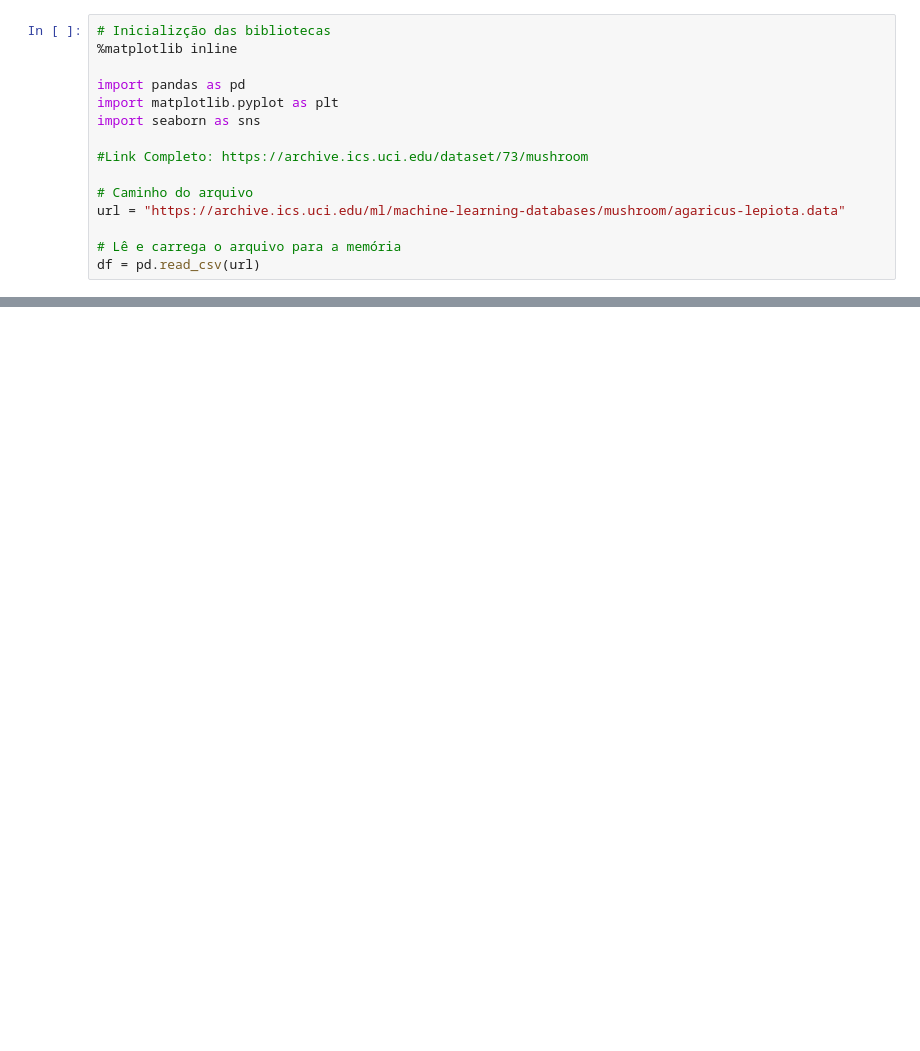
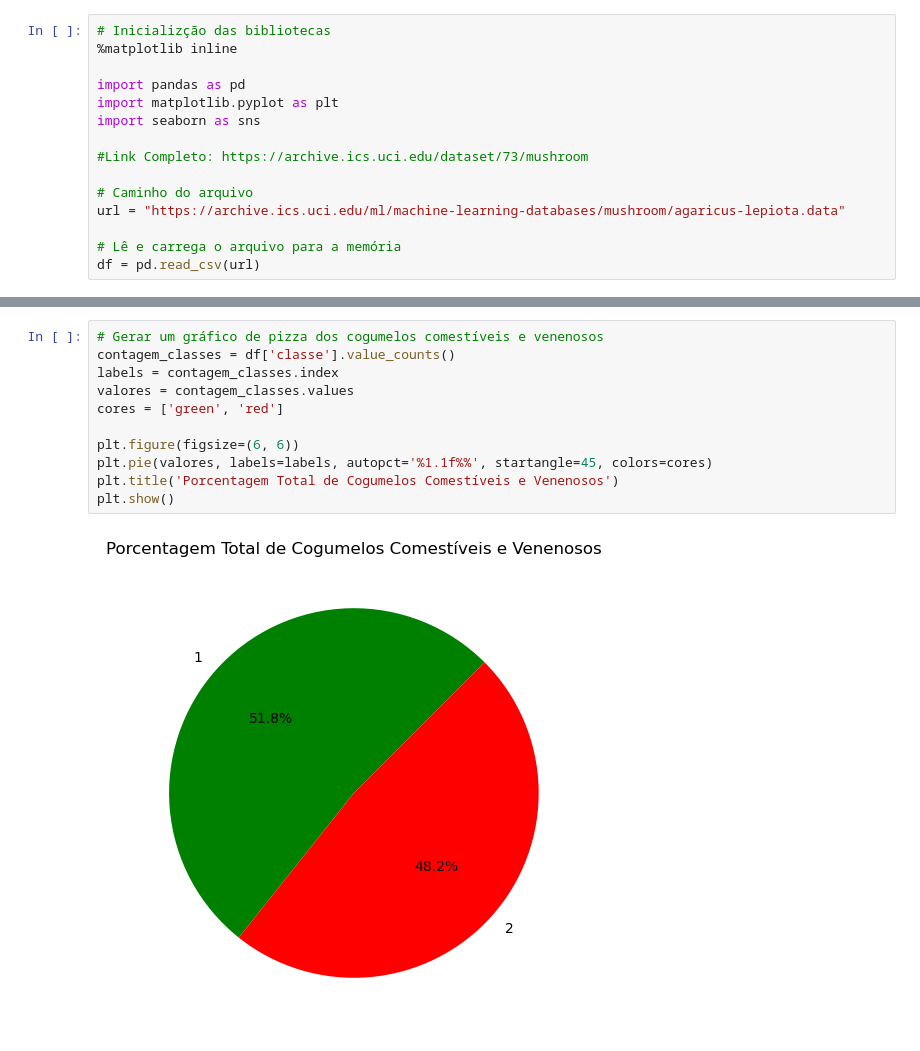
Before and after one commit to jonathan953/mushroom-detection, a Jupyter notebook: notebooks/EDA.ipynb, the cells around one changed output, grey strips where cells are left out. Drawn from its saved outputs; the diff is of its cells as text; blank space fills up the shorter version.

```diff
--- a/notebooks/EDA.ipynb
+++ b/notebooks/EDA.ipynb
@@ -45,0 +221,13 @@ Attribute Information:
+# %%
+# Gerar um gráfico de pizza dos cogumelos comestíveis e venenosos
+contagem_classes = df['classe'].value_counts()
+labels = contagem_classes.index
+valores = contagem_classes.values
+cores = ['green', 'red']
+
+plt.figure(figsize=(6, 6))
+plt.pie(valores, labels=labels, autopct='%1.1f%%', startangle=45, colors=cores)
+plt.title('Porcentagem Total de Cogumelos Comestíveis e Venenosos')
+plt.show()
+# %% [output]
+[figure, added]
```
Also changed, not shown: parts of 16 cells of this notebook.
